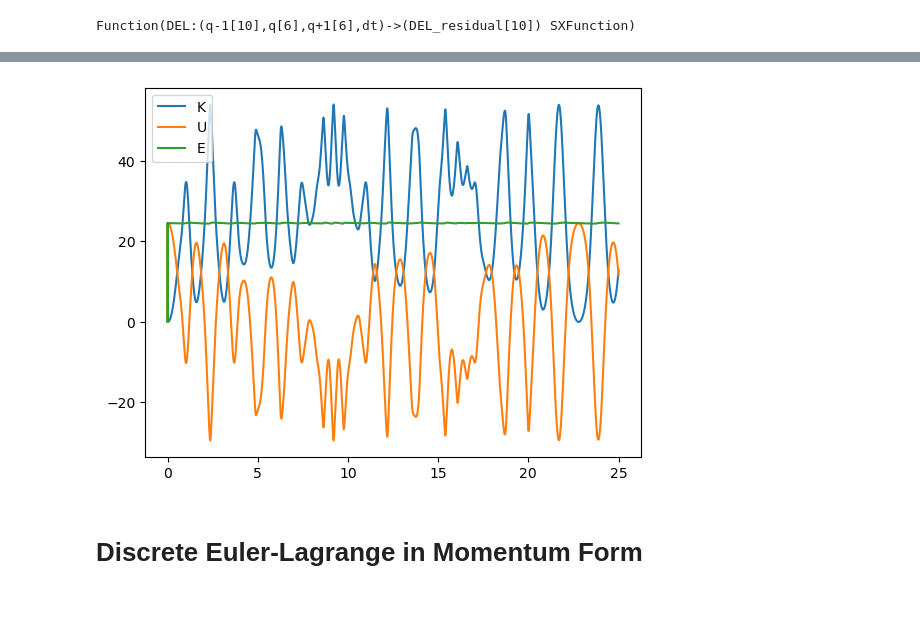
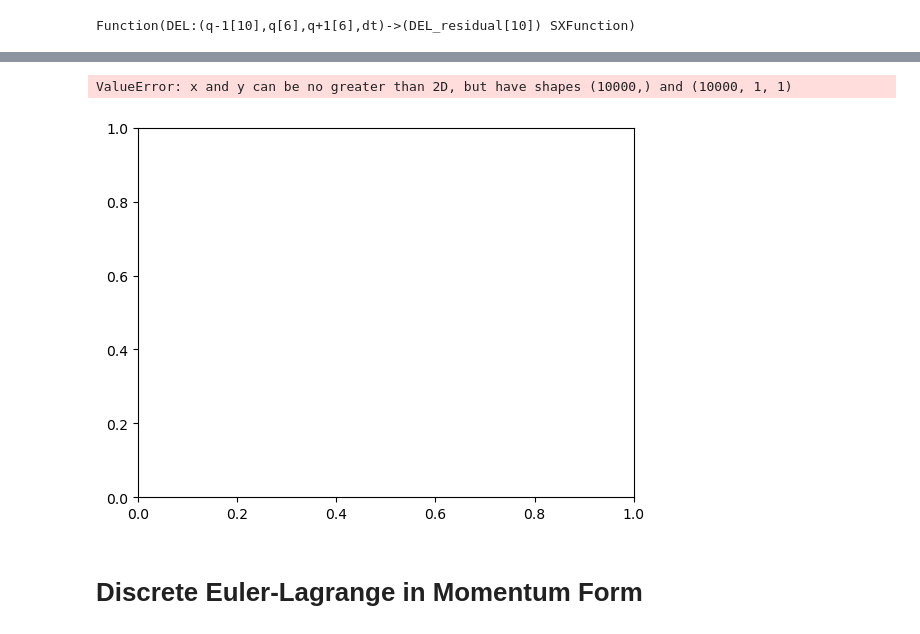
Before and after one commit to simeon-ned/varitop, a Jupyter notebook: examples/00_variational_integration.ipynb, the cells around one changed output, grey strips where cells are left out. Drawn from its saved outputs; the diff is of its cells as text; code cells hidden in the pictures; blank space fills up the shorter version.

Commit message:
feat: DelIntegrator example

```diff
--- a/examples/00_variational_integration.ipynb
+++ b/examples/00_variational_integration.ipynb
@@ -36,10 +58,10 @@ q, v
 # %% [markdown]
 Here we are assuming all masses and lengths are equal to 1 for simplicity
 # %%
-kinetic_energy = cs.Function("E", [v], [0.5 * v.T @ v])
-potential_energy = cs.Function("U", [q], [9.81 * (q[1] + q[3] + q[5])])
-total_energy = cs.Function("H", [q, v], [kinetic_energy(v) + potential_energy(q)])
-lagrangian = cs.Function("L", [q, v], [kinetic_energy(v) - potential_energy(q)])
+kinetic_energy = cs.Function("E", [q, v], [0.5 * v.T @ v])
+potential_energy = cs.Function("U", [q, v], [9.81 * (q[1] + q[3] + q[5])])
+total_energy = cs.Function("H", [q, v], [kinetic_energy(q, v) + potential_energy(q, v)])
+lagrangian = cs.Function("L", [q, v], [kinetic_energy(q, v) - potential_energy(q, v)])
 # %%
 phi0 = cs.Function("phi0", [q], [q[1]])
 phi3 = cs.Function("phi3", [q], [q[0]])
@@ -123,0 +84,8 @@ plt.show()
+# %%
+dint = DelIntegrator()
+dint.set_del(del_constraint)
+dint.set_time(tspan, steps)
+dint.set_initial(q_0)
+dint.add_metric([kinetic_energy, potential_energy, total_energy])
+# %%
+history = dint.solve()
@@ -124,11 +94,12 @@ plt.show()
 # %%
-plt.plot(ts, K, label="K")
-plt.plot(ts, U, label="U")
-plt.plot(ts, E, label="E")
+plt.plot(ts, history["E"], label="K")
+plt.plot(ts, history["U"], label="U")
+plt.plot(ts, history["H"], label="E")
 plt.legend()
 plt.show()
 # %% [output]
+ValueError: x and y can be no greater than 2D, but have shapes (10000,) and (10000, 1, 1)
-[figure, old version]
+[figure, new version]
 # %% [markdown]
 # Discrete Euler-Lagrange in Momentum Form
 # %%
```
Also changed, not shown: parts of 9 cells of this notebook.
